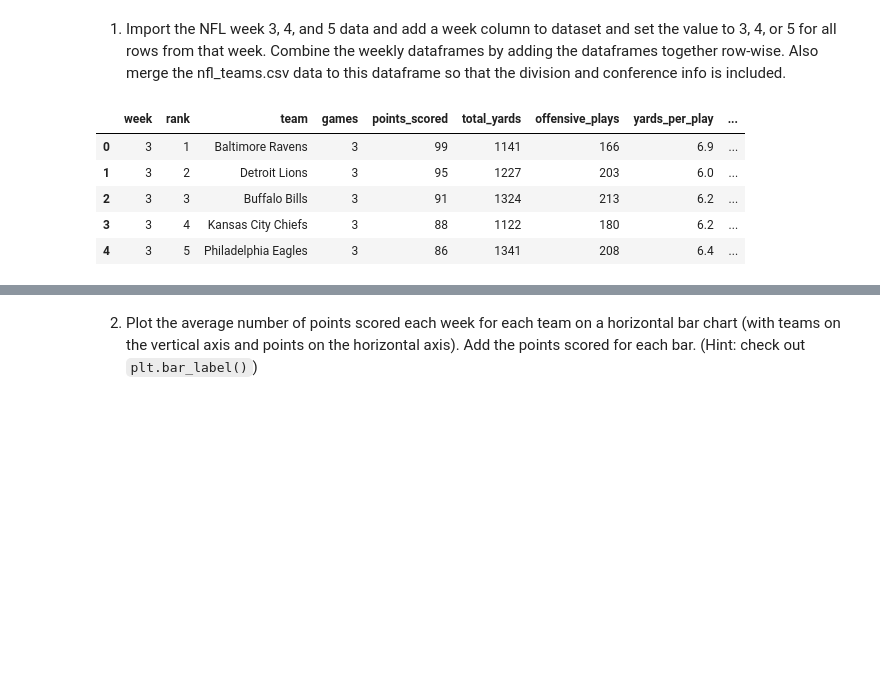
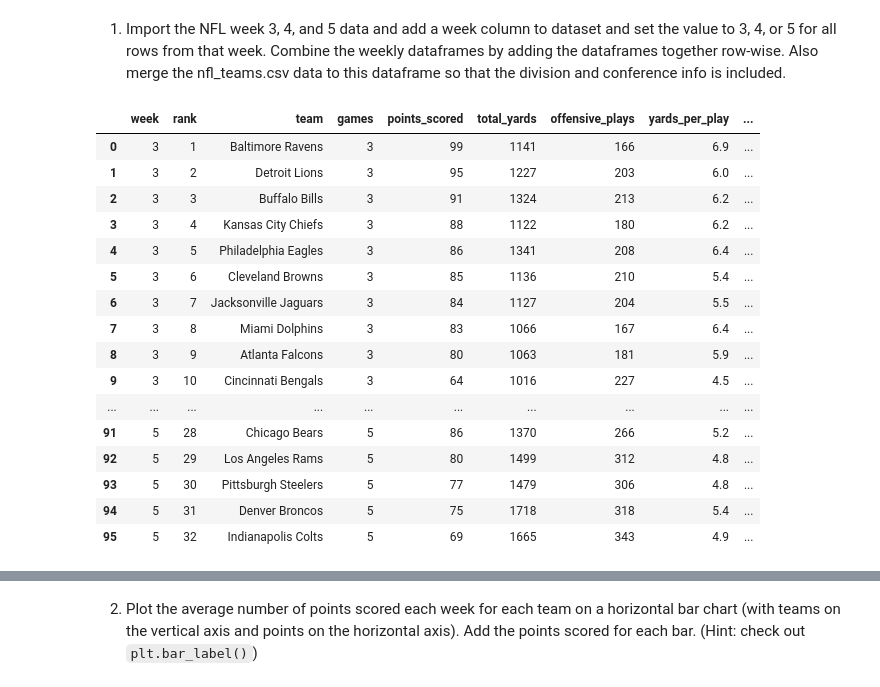
Before and after one commit to AveryH6/cis277-fa22-Lab5, a Jupyter notebook: Lab5.ipynb, the cells around one changed output, grey strips where cells are left out. Drawn from its saved outputs; the diff is of its cells as text; code cells hidden in the pictures; blank space fills up the shorter version.

```diff
--- a/Lab5.ipynb
+++ b/Lab5.ipynb
@@ -20,15 +21,26 @@ week_5.insert(loc=0, column="week", value = 5)
 # %%
 # week_3_4 = week_3.merge(week_4)
 # week_3_4
 weeks = pd.concat([week_3, week_4, week_5], axis=0, ignore_index=True)
-weeks.head()
+weeks
 # %% [output]
 |  | week | rank | team | games | points_scored | total_yards | offensive_plays | yards_per_play | ... |
 | 0 | 3 | 1 | Baltimore Ravens | 3 | 99 | 1141 | 166 | 6.9 | ... |
 | 1 | 3 | 2 | Detroit Lions | 3 | 95 | 1227 | 203 | 6.0 | ... |
 | 2 | 3 | 3 | Buffalo Bills | 3 | 91 | 1324 | 213 | 6.2 | ... |
 | 3 | 3 | 4 | Kansas City Chiefs | 3 | 88 | 1122 | 180 | 6.2 | ... |
 | 4 | 3 | 5 | Philadelphia Eagles | 3 | 86 | 1341 | 208 | 6.4 | ... |
+| 5 | 3 | 6 | Cleveland Browns | 3 | 85 | 1136 | 210 | 5.4 | ... |
+| 6 | 3 | 7 | Jacksonville Jaguars | 3 | 84 | 1127 | 204 | 5.5 | ... |
+| 7 | 3 | 8 | Miami Dolphins | 3 | 83 | 1066 | 167 | 6.4 | ... |
+| 8 | 3 | 9 | Atlanta Falcons | 3 | 80 | 1063 | 181 | 5.9 | ... |
+| 9 | 3 | 10 | Cincinnati Bengals | 3 | 64 | 1016 | 227 | 4.5 | ... |
+| ... | ... | ... | ... | ... | ... | ... | ... | ... | ... |
+| 91 | 5 | 28 | Chicago Bears | 5 | 86 | 1370 | 266 | 5.2 | ... |
+| 92 | 5 | 29 | Los Angeles Rams | 5 | 80 | 1499 | 312 | 4.8 | ... |
+| 93 | 5 | 30 | Pittsburgh Steelers | 5 | 77 | 1479 | 306 | 4.8 | ... |
+| 94 | 5 | 31 | Denver Broncos | 5 | 75 | 1718 | 318 | 5.4 | ... |
+| 95 | 5 | 32 | Indianapolis Colts | 5 | 69 | 1665 | 343 | 4.9 | ... |
 # %%
 nfl = pd.read_csv("nfl_teams.csv")
 nfl.head()
```
Also changed, not shown: parts of 4 cells of this notebook, 1 other file.
